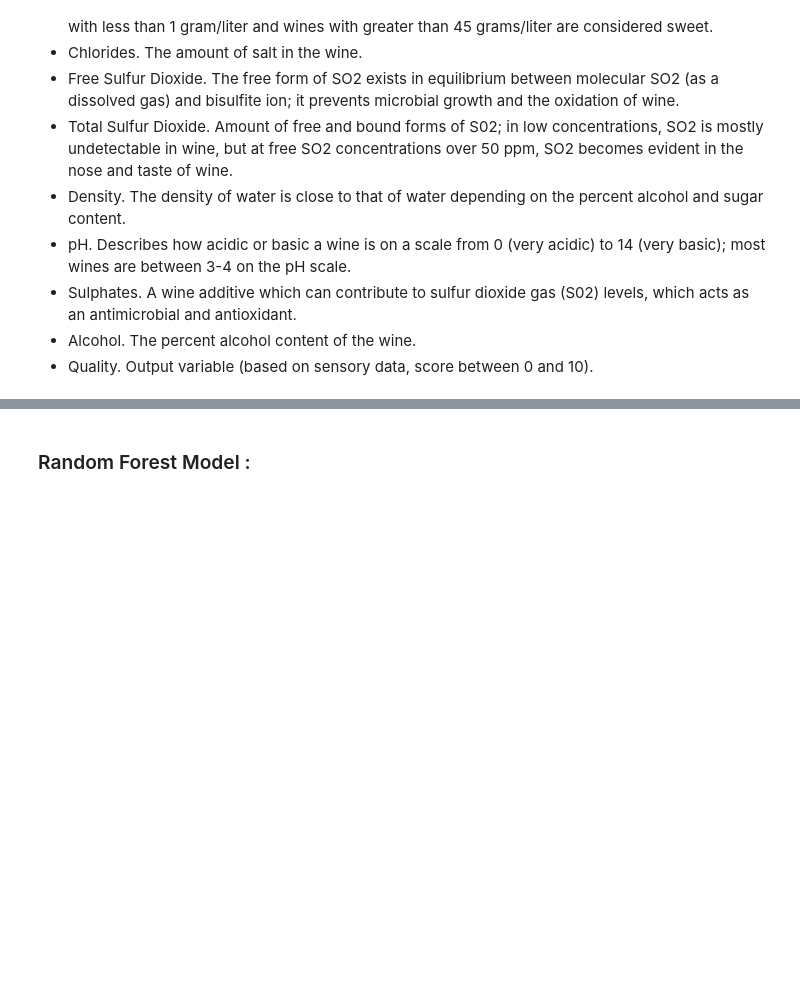
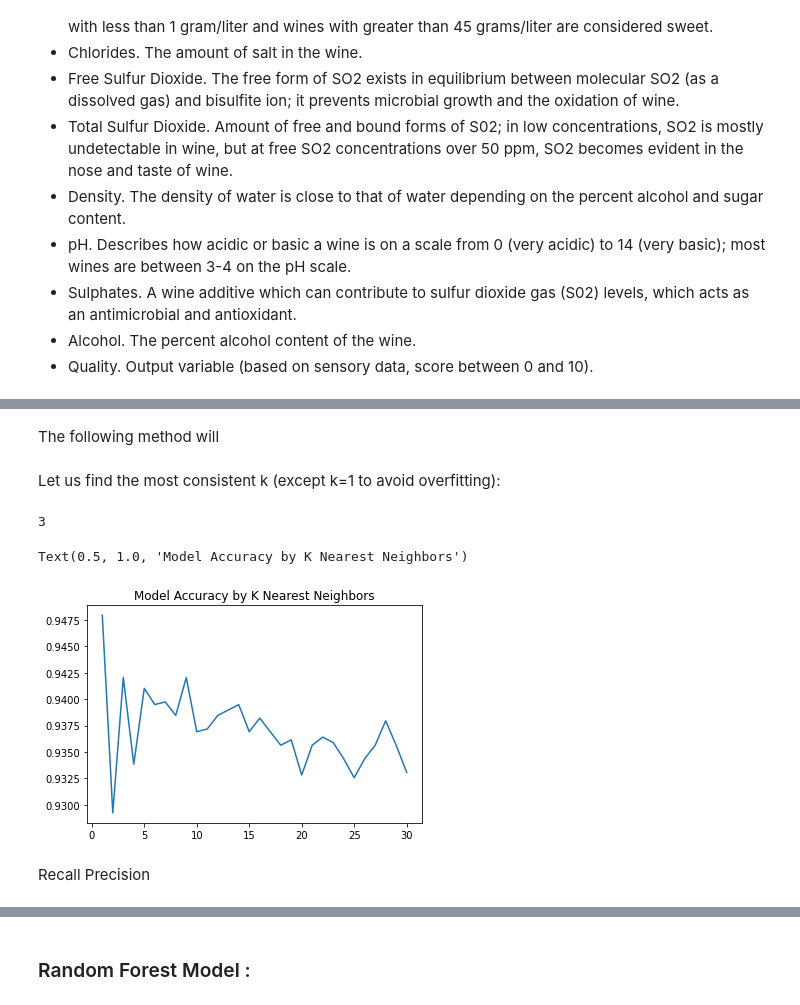
Before and after one commit to TamirIsCool/DataScIntro, a Jupyter notebook: Regression/Wine.ipynb, the cells around one changed output, grey strips where cells are left out. Saved outputs shown, nothing was run; the diff lists cells and outputs as text; code cells hidden in the pictures; blank space fills up the shorter version.

Commit message:
Added knn model to wine. Fixed minor issues. Rewrote some notes

```diff
--- a/Regression/Wine.ipynb
+++ b/Regression/Wine.ipynb
@@ -18,0 +38,3 @@ Parameters:
+# %%
+red_wine_data = pd.read_csv("winequality-red.csv")
+white_wine_data = pd.read_csv("winequality-white.csv")
@@ -18,0 +115,51 @@ Parameters:
+# %% [markdown]
+The following method will
+# %%
+def MedianKNN(x, y, k_neighbors, test_portion=0.3, run_count=10, print_flag=False):
+    scores = []
+    for i in range(0, run_count):
+        x_train, x_test, y_train, y_test = train_test_split(x, y, test_size=test_portion)
+
+        knn = KNeighborsClassifier(k_neighbors)
+        knn.fit(x_train, y_train)
+        y_pred = knn.predict(x_test)
+
+        scores.append(accuracy_score(y_test, y_pred))
+
+        if print_flag:
+            print("Classification Report: \n" + classification_report(y_test, y_pred))
+            sns.set_context("poster")
+            disp = plot_confusion_matrix(knn, x_test, y_test, cmap='cividis', colorbar=False)
+
+    return statistics.median(scores)
+# %% [markdown]
+Let us find the most consistent k (except k=1 to avoid overfitting):
+# %%
+x = wine_data.drop(['type'], axis=1)
+y = wine_data['type']
+
+k_neighbors_scores = []
+k_neighbors_range = range(1, 31)
+
+for k_neighbors in k_neighbors_range:
+    median = MedianKNN(x, y, k_neighbors, 0.3, 20)
+    k_neighbors_scores.append(median)
+
+max_score = None
+for score in k_neighbors_scores:
+    if (k_neighbors_scores.index(score) > 0 and (max_score is None or score > max_score)):
+        max_score = score
+
+max_k_neighbors = k_neighbors_scores.index(max_score) + 1
+
+print(max_k_neighbors)
+
+plt.plot(k_neighbors_range, k_neighbors_scores)
+plt.title('Model Accuracy by K Nearest Neighbors')
+# %% [output]
+3
+Text(0.5, 1.0, 'Model Accuracy by K Nearest Neighbors')
+[figure, added]
+# %% [markdown]
+Recall
+Precision
```
Also changed, not shown: parts of 44 cells of this notebook.
